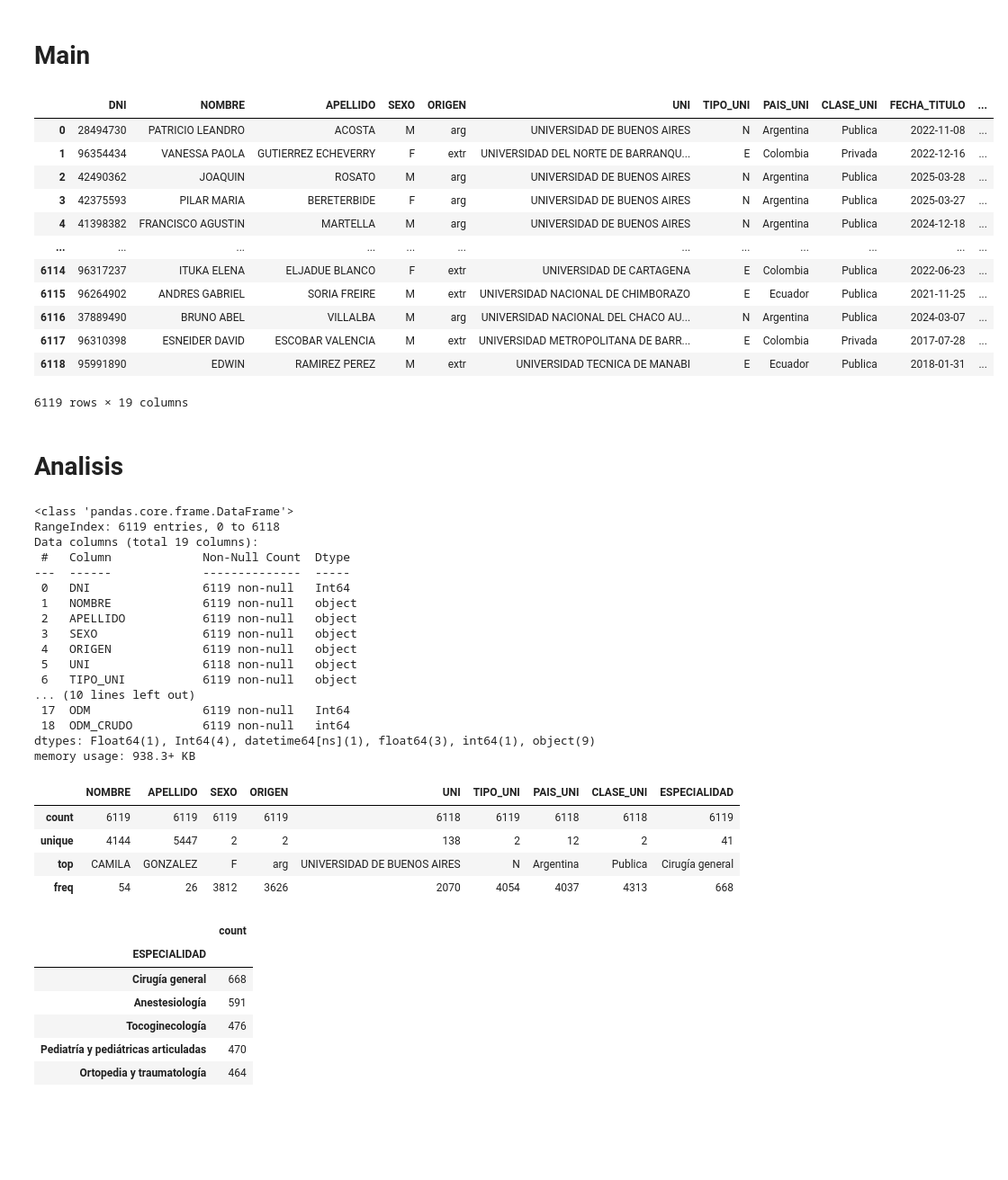
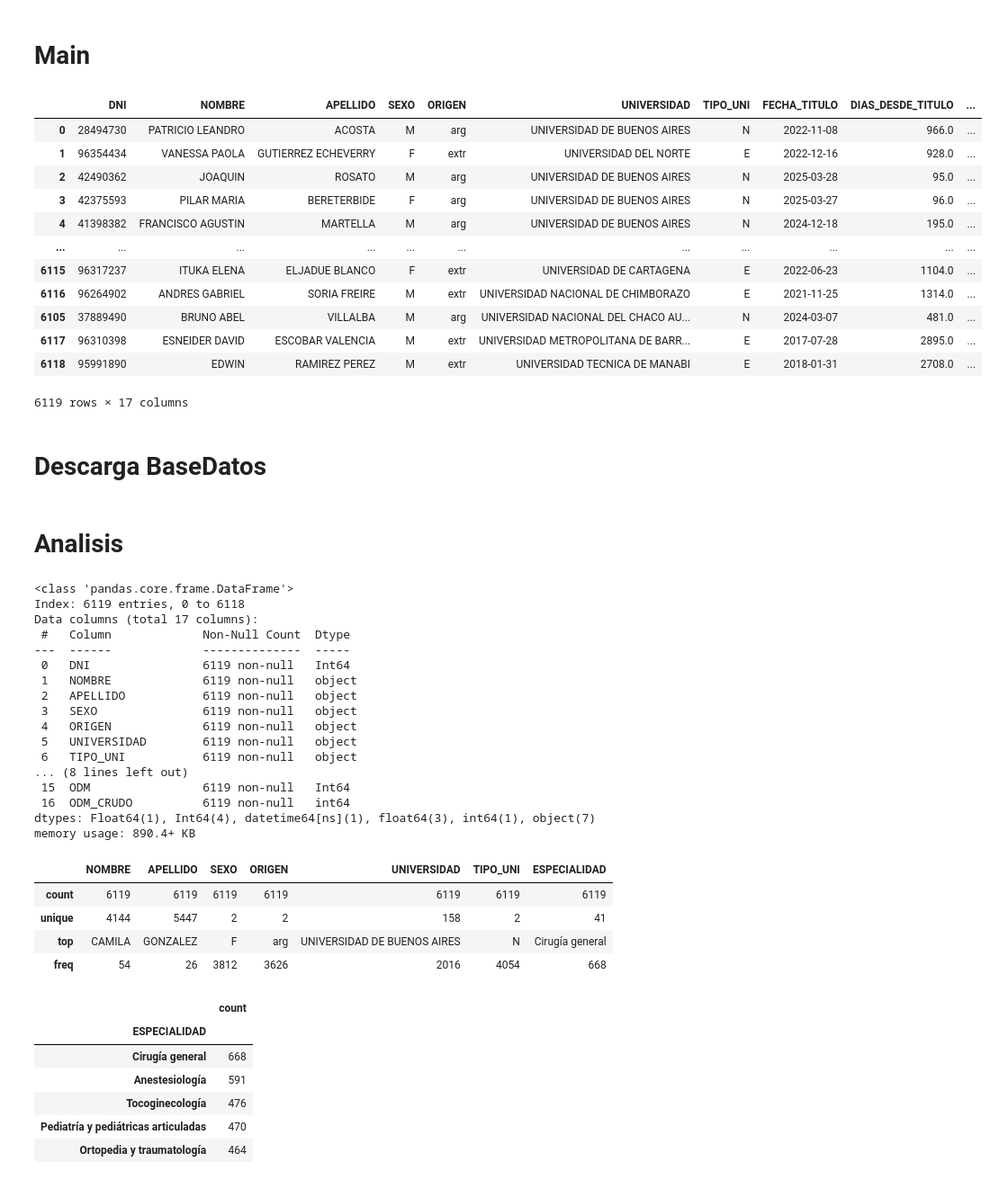
Before and after one commit to LuisaBeccar/ODMexamen, a Jupyter notebook: 21AgostoODM.ipynb, the cells around one changed output. Shown at 90% size. Drawn from its saved outputs; the diff is of its cells as text; code cells hidden in the pictures; blank space fills up the shorter version.

```diff
--- a/21AgostoODM.ipynb
+++ b/21AgostoODM.ipynb
@@ -236,27 +238,30 @@ df = asignar_origen(df, columna_dni='DNI')
 
 df = asignar_ODM_crudo(df)
 
-urluni = "https://raw.githubusercontent.com/LuisaBeccar/ODMexamen/main/generar_data/universidades.csv"
-df = mapear_universidades(df, urluni, nombre_col_original='UNIVERSIDAD')
+#urluni = "https://raw.githubusercontent.com/LuisaBeccar/ODMexamen/main/generar_data/universidades.csv"
+#df = mapear_universidades(df, urluni, nombre_col_original='UNIVERSIDAD')
 # %%
 nuevo_orden = ['DNI', 'NOMBRE', 'APELLIDO', 'SEXO', 'ORIGEN',
-               'UNI','TIPO_UNI', 'PAIS_UNI', 'CLASE_UNI',
+               'UNIVERSIDAD', 'TIPO_UNI', # LUEGO AL TENER UNI BORRAR EL # DE ADELANTE Y VER SI HABIA QUE SACAR UNIVERSIDAD DE LA LISTA
+               #'UNI','TIPO_UNI', 'PAIS_UNI', 'CLASE_UNI',
                'FECHA_TITULO', 'DIAS_DESDE_TITULO', 'PROMEDIO_CARRERA', 'ESPECIALIDAD',
                'NOTA_EXAMEN', 'COMPONENTE', 'PUNTAJE', 'PUNTAJE_CRUDO', 'ODM', 'ODM_CRUDO']
 
 df = df[nuevo_orden]
 df
 # %% [output]
-|  | DNI | NOMBRE | APELLIDO | SEXO | ORIGEN | UNI | TIPO_UNI | PAIS_UNI | CLASE_UNI | FECHA_TITULO | ... |
-| 0 | 28494730 | PATRICIO LEANDRO | ACOSTA | M | arg | UNIVERSIDAD DE BUENOS AIRES | N | Argentina | Publica | 2022-11-08 | ... |
-| 1 | 96354434 | VANESSA PAOLA | GUTIERREZ ECHEVERRY | F | extr | UNIVERSIDAD DEL NORTE DE BARRANQU... | E | Colombia | Privada | 2022-12-16 | ... |
-| 2 | 42490362 | JOAQUIN | ROSATO | M | arg | UNIVERSIDAD DE BUENOS AIRES | N | Argentina | Publica | 2025-03-28 | ... |
-| 3 | 42375593 | PILAR MARIA | BERETERBIDE | F | arg | UNIVERSIDAD DE BUENOS AIRES | N | Argentina | Publica | 2025-03-27 | ... |
-| 4 | 41398382 | FRANCISCO AGUSTIN | MARTELLA | M | arg | UNIVERSIDAD DE BUENOS AIRES | N | Argentina | Publica | 2024-12-18 | ... |
-| ... | ... | ... | ... | ... | ... | ... | ... | ... | ... | ... | ... |
-| 6114 | 96317237 | ITUKA ELENA | ELJADUE BLANCO | F | extr | UNIVERSIDAD DE CARTAGENA | E | Colombia | Publica | 2022-06-23 | ... |
-| 6115 | 96264902 | ANDRES GABRIEL | SORIA FREIRE | M | extr | UNIVERSIDAD NACIONAL DE CHIMBORAZO | E | Ecuador | Publica | 2021-11-25 | ... |
-| 6116 | 37889490 | BRUNO ABEL | VILLALBA | M | arg | UNIVERSIDAD NACIONAL DEL CHACO AU... | N | Argentina | Publica | 2024-03-07 | ... |
-| 6117 | 96310398 | ESNEIDER DAVID | ESCOBAR VALENCIA | M | extr | UNIVERSIDAD METROPOLITANA DE BARR... | E | Colombia | Privada | 2017-07-28 | ... |
-| 6118 | 95991890 | EDWIN | RAMIREZ PEREZ | M | extr | UNIVERSIDAD TECNICA DE MANABI | E | Ecuador | Publica | 2018-01-31 | ... |
+|  | DNI | NOMBRE | APELLIDO | SEXO | ORIGEN | UNIVERSIDAD | TIPO_UNI | FECHA_TITULO | DIAS_DESDE_TITULO | ... |
+| 0 | 28494730 | PATRICIO LEANDRO | ACOSTA | M | arg | UNIVERSIDAD DE BUENOS AIRES | N | 2022-11-08 | 966.0 | ... |
+| 1 | 96354434 | VANESSA PAOLA | GUTIERREZ ECHEVERRY | F | extr | UNIVERSIDAD DEL NORTE | E | 2022-12-16 | 928.0 | ... |
+| 2 | 42490362 | JOAQUIN | ROSATO | M | arg | UNIVERSIDAD DE BUENOS AIRES | N | 2025-03-28 | 95.0 | ... |
+| 3 | 42375593 | PILAR MARIA | BERETERBIDE | F | arg | UNIVERSIDAD DE BUENOS AIRES | N | 2025-03-27 | 96.0 | ... |
+| 4 | 41398382 | FRANCISCO AGUSTIN | MARTELLA | M | arg | UNIVERSIDAD DE BUENOS AIRES | N | 2024-12-18 | 195.0 | ... |
+| ... | ... | ... | ... | ... | ... | ... | ... | ... | ... | ... |
+| 6115 | 96317237 | ITUKA ELENA | ELJADUE BLANCO | F | extr | UNIVERSIDAD DE CARTAGENA | E | 2022-06-23 | 1104.0 | ... |
+| 6116 | 96264902 | ANDRES GABRIEL | SORIA FREIRE | M | extr | UNIVERSIDAD NACIONAL DE CHIMBORAZO | E | 2021-11-25 | 1314.0 | ... |
+| 6105 | 37889490 | BRUNO ABEL | VILLALBA | M | arg | UNIVERSIDAD NACIONAL DEL CHACO AU... | N | 2024-03-07 | 481.0 | ... |
+| 6117 | 96310398 | ESNEIDER DAVID | ESCOBAR VALENCIA | M | extr | UNIVERSIDAD METROPOLITANA DE BARR... | E | 2017-07-28 | 2895.0 | ... |
+| 6118 | 95991890 | EDWIN | RAMIREZ PEREZ | M | extr | UNIVERSIDAD TECNICA DE MANABI | E | 2018-01-31 | 2708.0 | ... |
-6119 rows × 19 columns
+6119 rows × 17 columns
+# %% [markdown]
+# Descarga BaseDatos
@@ -266,8 +275,8 @@ df
 df.info()
 # %% [output]
 <class 'pandas.core.frame.DataFrame'>
-RangeIndex: 6119 entries, 0 to 6118
-Data columns (total 19 columns):
+Index: 6119 entries, 0 to 6118
+Data columns (total 17 columns):
  #   Column             Non-Null Count  Dtype
 ---  ------             --------------  -----
  0   DNI                6119 non-null   Int64
@@ -275,21 +284,21 @@ Data columns (total 19 columns):
  2   APELLIDO           6119 non-null   object
  3   SEXO               6119 non-null   object
  4   ORIGEN             6119 non-null   object
- 5   UNI                6118 non-null   object
+ 5   UNIVERSIDAD        6119 non-null   object
  6   TIPO_UNI           6119 non-null   object
-... (10 lines left out)
- 17  ODM                6119 non-null   Int64
- 18  ODM_CRUDO          6119 non-null   int64
-dtypes: Float64(1), Int64(4), datetime64[ns](1), float64(3), int64(1), object(9)
-memory usage: 938.3+ KB
+... (8 lines left out)
+ 15  ODM                6119 non-null   Int64
+ 16  ODM_CRUDO          6119 non-null   int64
+dtypes: Float64(1), Int64(4), datetime64[ns](1), float64(3), int64(1), object(7)
+memory usage: 890.4+ KB
 # %%
 df.describe(include=object)
 # %% [output]
-|  | NOMBRE | APELLIDO | SEXO | ORIGEN | UNI | TIPO_UNI | PAIS_UNI | CLASE_UNI | ESPECIALIDAD |
-| count | 6119 | 6119 | 6119 | 6119 | 6118 | 6119 | 6118 | 6118 | 6119 |
-| unique | 4144 | 5447 | 2 | 2 | 138 | 2 | 12 | 2 | 41 |
-| top | CAMILA | GONZALEZ | F | arg | UNIVERSIDAD DE BUENOS AIRES | N | Argentina | Publica | Cirugía general |
-| freq | 54 | 26 | 3812 | 3626 | 2070 | 4054 | 4037 | 4313 | 668 |
+|  | NOMBRE | APELLIDO | SEXO | ORIGEN | UNIVERSIDAD | TIPO_UNI | ESPECIALIDAD |
+| count | 6119 | 6119 | 6119 | 6119 | 6119 | 6119 | 6119 |
+| unique | 4144 | 5447 | 2 | 2 | 158 | 2 | 41 |
+| top | CAMILA | GONZALEZ | F | arg | UNIVERSIDAD DE BUENOS AIRES | N | Cirugía general |
+| freq | 54 | 26 | 3812 | 3626 | 2016 | 4054 | 668 |
 # %%
 df['ESPECIALIDAD'].value_counts()
 # %% [output]
```
Also changed, not shown: parts of 4 cells of this notebook.
